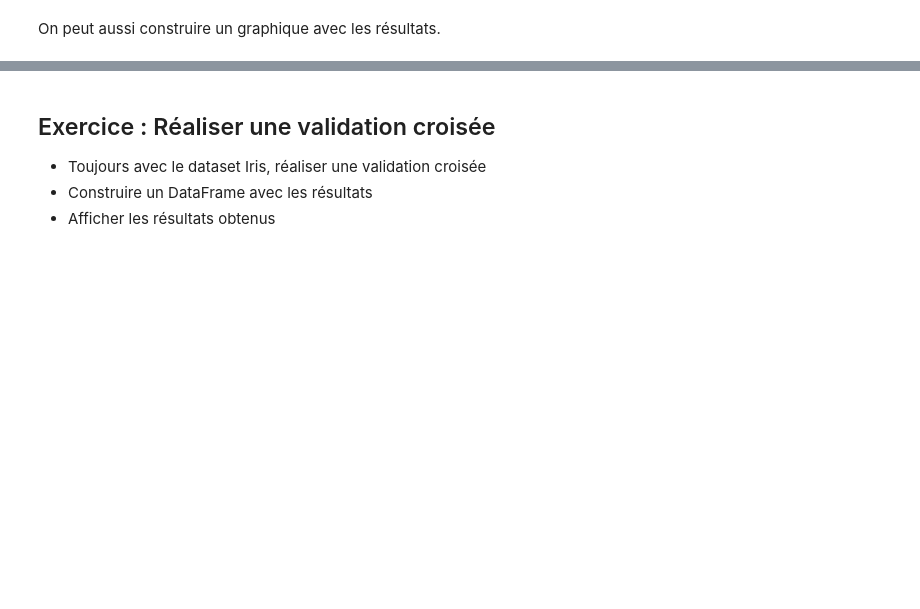
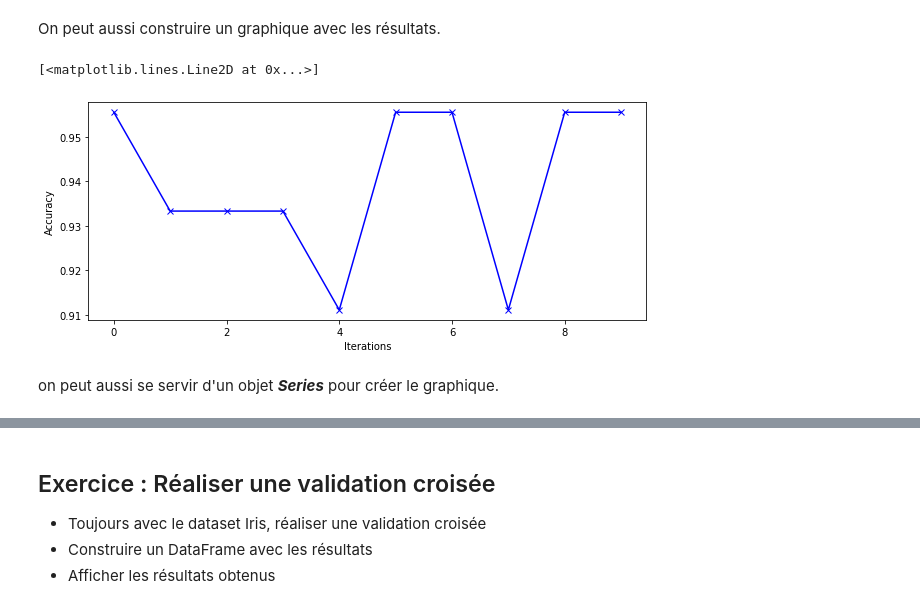
Before and after one commit to mkirschpin/CoursPython, a Jupyter notebook: solutions/Exo4.ipynb, the cells around one changed output, grey strips where cells are left out. Drawn from its saved outputs; the diff is of its cells as text; code cells hidden in the pictures; blank space fills up the shorter version.

```diff
--- a/solutions/Exo4.ipynb
+++ b/solutions/Exo4.ipynb
@@ -329,5 +324,15 @@ print(accuracy_scores)
 # %% [markdown]
 On peut aussi construire un graphique avec les résultats.
+# %%
+plt.figure(figsize=(10, 4))
+plt.xlabel("Iterations")
+plt.ylabel("Accuracy")
+plt.plot(list(range(len(accuracy_scores))), accuracy_scores, color='blue', marker='x')
+# %% [output]
+[<matplotlib.lines.Line2D at 0x...>]
+[figure, added]
+# %% [markdown]
+on peut aussi se servir d'un objet ***Series*** pour créer le graphique.
 # %%
 scores = pnd.Series(accuracy_scores)
 plt.figure(figsize=(10, 4))
```
Also changed, not shown: parts of 23 cells of this notebook, 3 other files.
